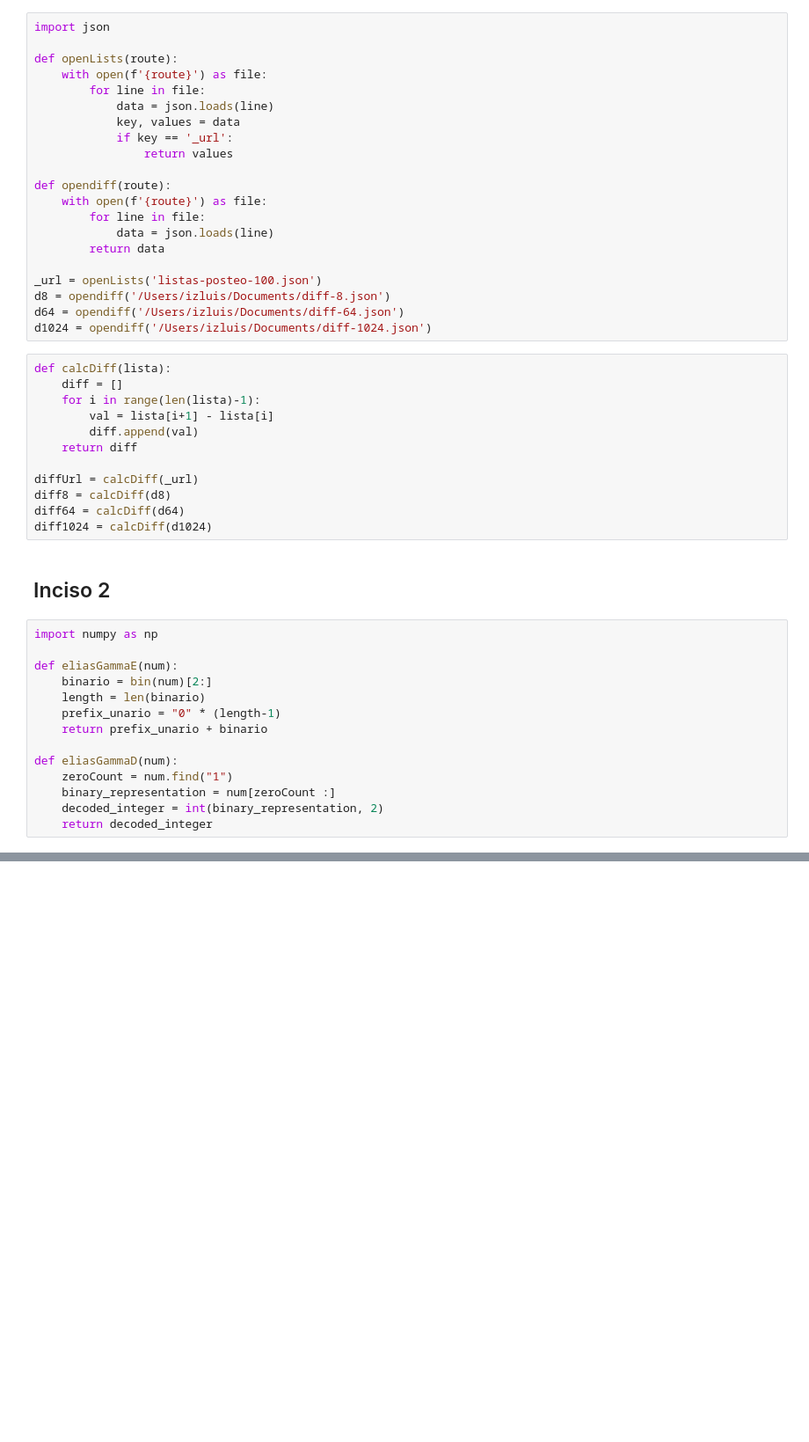
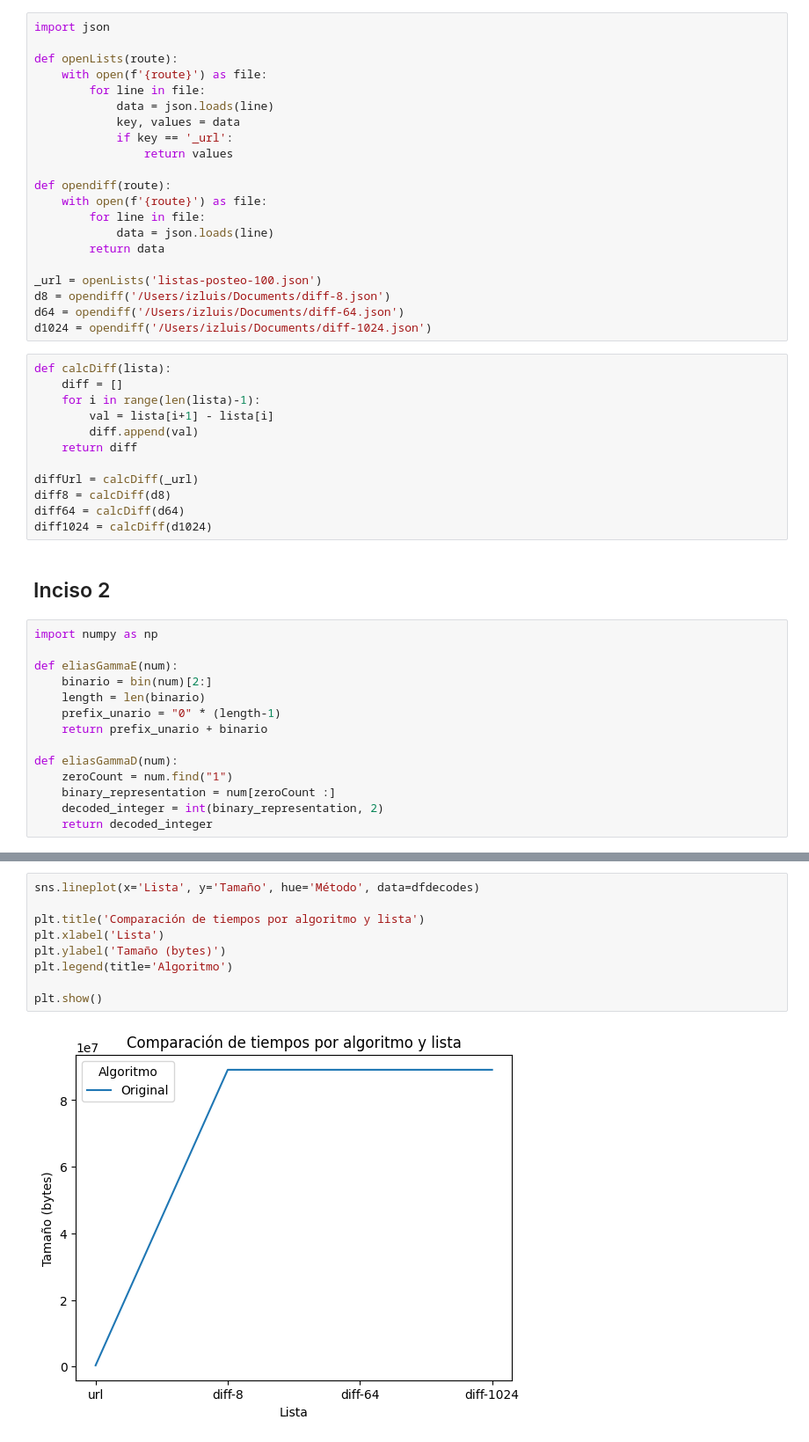
Before and after one commit to IzLuis/Maestria, a Jupyter notebook: Análisis de Algoritmos y Estructuras para Datos Masivos/Unidad 5/Izquierdo_Luis_U5.5A. Codificación de enteros.ipynb, the cells around one changed output, grey strips where cells are left out. Shown at 88% size. Drawn from its saved outputs; the diff is of its cells as text; blank space fills up the shorter version.

```diff
--- a/Análisis de Algoritmos y Estructuras para Datos Masivos/Unidad 5/Izquierdo_Luis_U5.5A. Codificación de enteros.ipynb
+++ b/Análisis de Algoritmos y Estructuras para Datos Masivos/Unidad 5/Izquierdo_Luis_U5.5A. Codificación de enteros.ipynb
@@ -185,0 +459,11 @@ print(binary_decoding(test, 5))
+# %%
+sns.lineplot(x='Lista', y='Tamaño', hue='Método', data=dfdecodes)
+
+plt.title('Comparación de tiempos por algoritmo y lista')
+plt.xlabel('Lista')
+plt.ylabel('Tamaño (bytes)')
+plt.legend(title='Algoritmo')
+
+plt.show()
+# %% [output]
+[figure, added]
```
Also changed, not shown: parts of 18 cells of this notebook, 2 other files.
